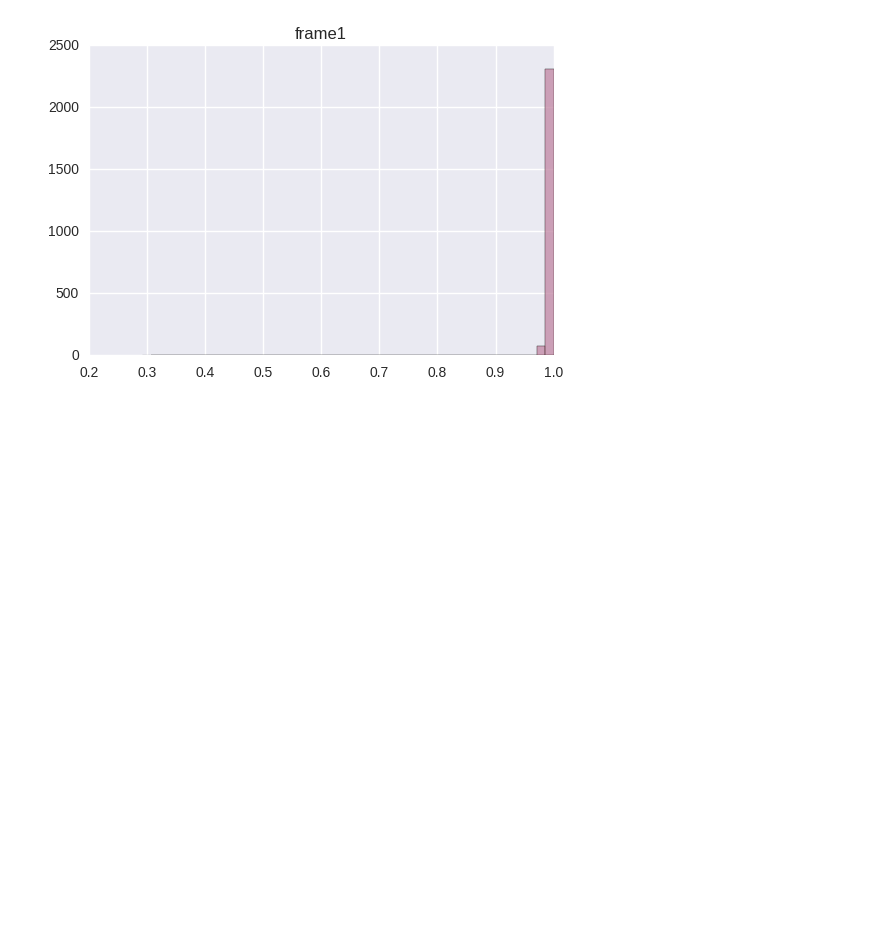
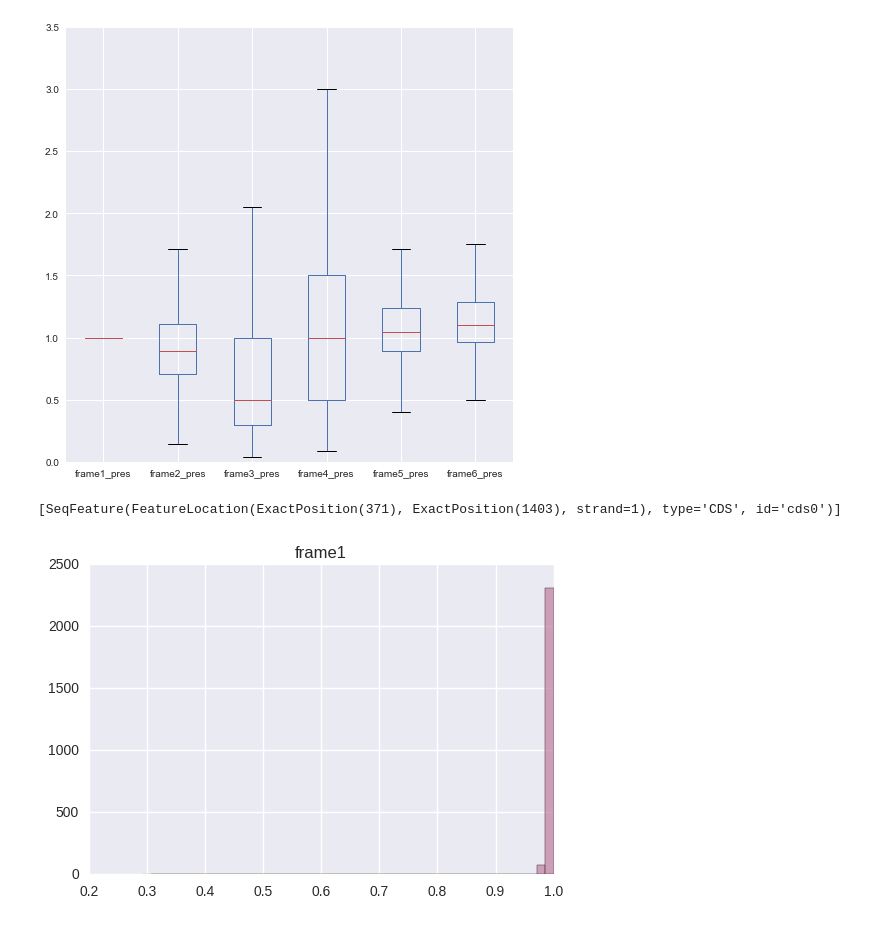
Before and after one commit to MitsukiUsui/genome, a Jupyter notebook: oscanalyze/osc_plot.ipynb, the cells around one changed output. Saved outputs shown, nothing was run; the diff lists cells and outputs as text; code cells hidden in the pictures; blank space fills up the shorter version.

```diff
--- a/oscanalyze/Untitled.ipynb
+++ b/oscanalyze/osc_plot.ipynb
@@ -78,0 +199,7 @@ sim_df = get_df("/data/mitsuki/out/altorf/genome/fasta/GCF_000022125.1_ASM2212v1
+# %%
+for frame in range(1,7):
+    clm="frame{}_num".format(frame)
+    outClm="frame{}_pres".format(frame)
+    df[outClm]=(df[("real", clm)]+1)/(df[("sim", clm)]+1)
+# %%
+df["test"]="test"
@@ -79,3 +217,14 @@ sim_df = get_df("/data/mitsuki/out/altorf/genome/fasta/GCF_000022125.1_ASM2212v1
+# %%
+plt.figure(figsize=(8,8))
+df.boxplot(column=["frame1_pres","frame2_pres","frame3_pres","frame4_pres","frame5_pres","frame6_pres"])
+plt.ylim((0,3.5))
+plt.show()
+# %% [output]
+[figure, added]
+# %%
+cds_lst[0].features
+# %% [output]
+[SeqFeature(FeatureLocation(ExactPosition(371), ExactPosition(1403), strand=1), type='CDS', id='cds0')]
 # %%
 for frame in range(1,7):
     color_lst=["#6495ED","#F08080"]
```
Also changed, not shown: parts of 12 cells of this notebook, 1 other file.
